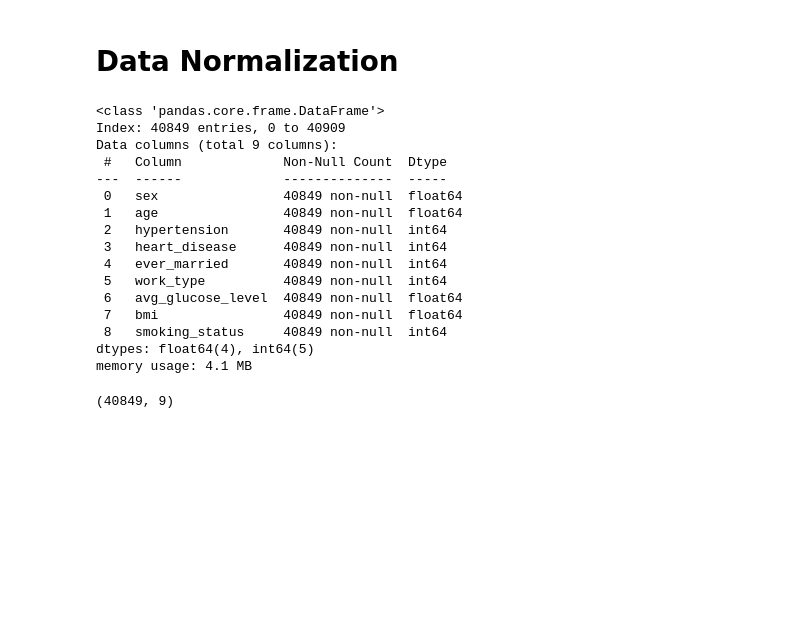
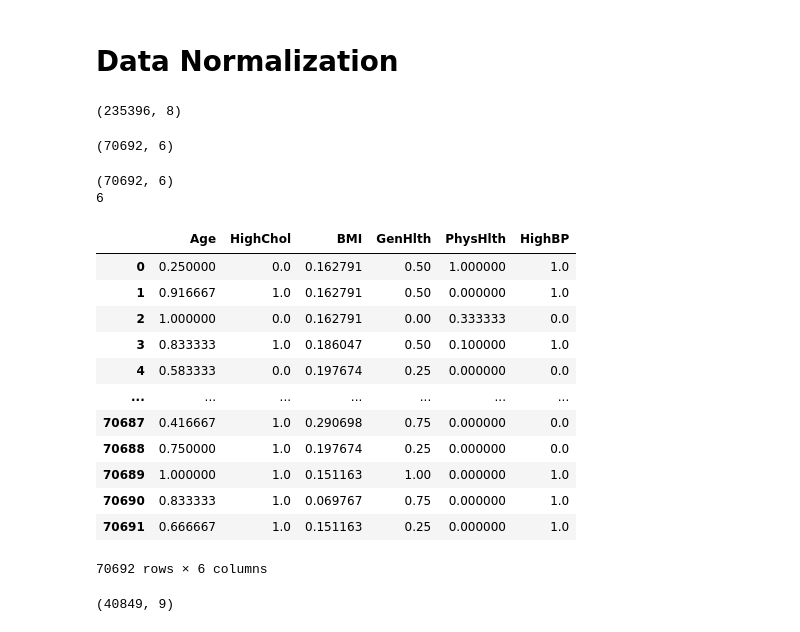
Before and after one commit to wonghorngwoei/FYP_TP055241, a Jupyter notebook: notebook/disease.ipynb, the cells around one changed output. Cells and saved outputs as stored; diff of their text form; code cells hidden in the pictures; blank space fills up the shorter version.

```diff
--- a/notebook/disease.ipynb
+++ b/notebook/disease.ipynb
@@ -870,19 +856,4 @@ df_skew
-# %%
-X_s.info()
-# %% [output]
-<class 'pandas.core.frame.DataFrame'>
-Index: 40849 entries, 0 to 40909
-Data columns (total 9 columns):
- #   Column             Non-Null Count  Dtype
----  ------             --------------  -----
- 0   sex                40849 non-null  float64
- 1   age                40849 non-null  float64
- 2   hypertension       40849 non-null  int64
- 3   heart_disease      40849 non-null  int64
- 4   ever_married       40849 non-null  int64
- 5   work_type          40849 non-null  int64
- 6   avg_glucose_level  40849 non-null  float64
- 7   bmi                40849 non-null  float64
- 8   smoking_status     40849 non-null  int64
-dtypes: float64(4), int64(5)
-memory usage: 4.1 MB
+# %%
+X_a.shape
+# %% [output]
+(235396, 8)
@@ -889,3 +872,37 @@ memory usage: 4.1 MB
+# %%
+X_d.shape
+# %% [output]
+(70692, 6)
+# %%
+# Normalize for Diabetes Dataset
+sc = MinMaxScaler()
+sc = sc.fit(X_d)
+columns_name = X_d.columns
+X_d = sc.transform(X_d)
+print(X_d.shape)
+print(len(columns_name))
+X_d = pd.DataFrame(X_d, columns = columns_name)
+X_d
+
+# # Save the scaler model to a pickle file
+# with open('scDiabetes.pkl', 'wb') as file:
+#     pickle.dump(sc, file)
+# %% [output]
+(70692, 6)
+6
+|  | Age | HighChol | BMI | GenHlth | PhysHlth | HighBP |
+| 0 | 0.250000 | 0.0 | 0.162791 | 0.50 | 1.000000 | 1.0 |
+| 1 | 0.916667 | 1.0 | 0.162791 | 0.50 | 0.000000 | 1.0 |
+| 2 | 1.000000 | 0.0 | 0.162791 | 0.00 | 0.333333 | 0.0 |
+| 3 | 0.833333 | 1.0 | 0.186047 | 0.50 | 0.100000 | 1.0 |
+| 4 | 0.583333 | 0.0 | 0.197674 | 0.25 | 0.000000 | 0.0 |
+| ... | ... | ... | ... | ... | ... | ... |
+| 70687 | 0.416667 | 1.0 | 0.290698 | 0.75 | 0.000000 | 0.0 |
+| 70688 | 0.750000 | 1.0 | 0.197674 | 0.25 | 0.000000 | 0.0 |
+| 70689 | 1.000000 | 1.0 | 0.151163 | 1.00 | 0.000000 | 1.0 |
+| 70690 | 0.833333 | 1.0 | 0.069767 | 0.75 | 0.000000 | 1.0 |
+| 70691 | 0.666667 | 1.0 | 0.151163 | 0.25 | 0.000000 | 1.0 |
+70692 rows × 6 columns
 # %%
 X_s.shape
 # %% [output]
```
Also changed, not shown: parts of 13 cells of this notebook, 3 other files.
